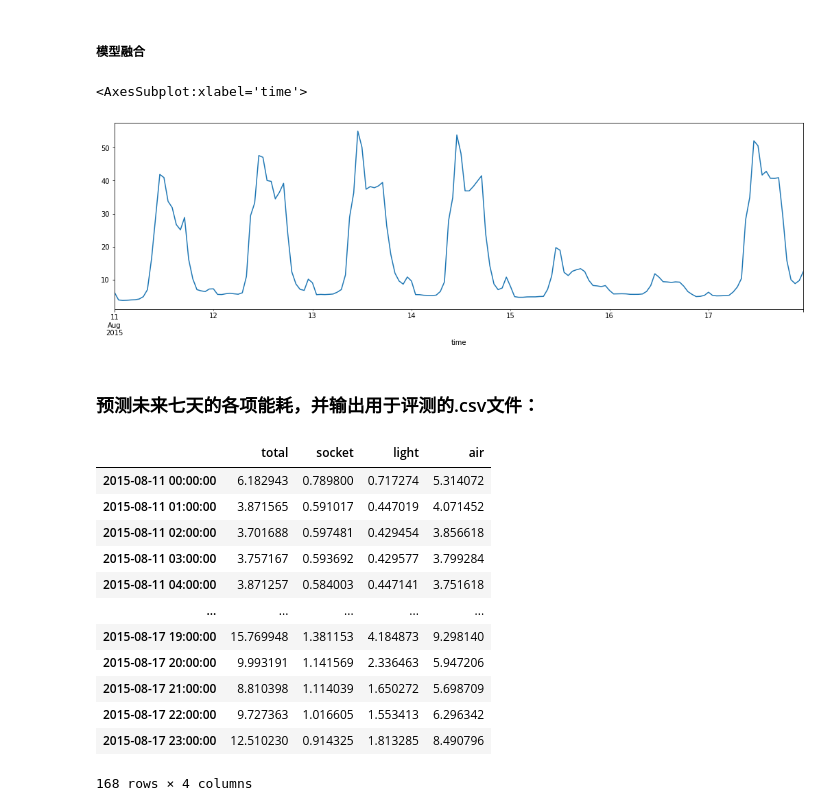
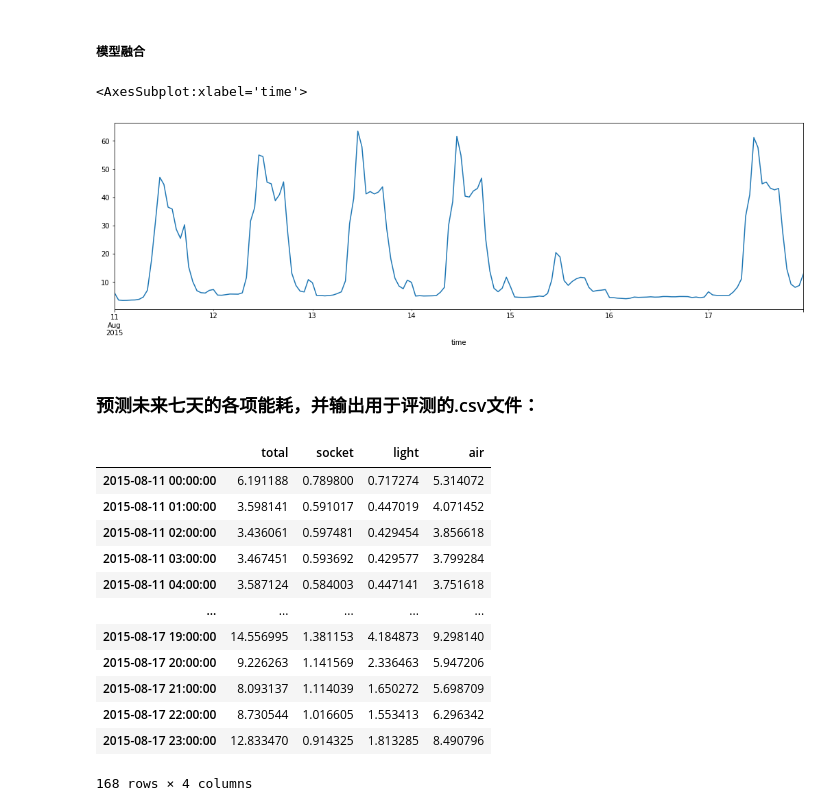
Before and after one commit to ZongXR/Smart-Building-Energy-Consumption-Prediction, a Jupyter notebook: notebooks/main-C.ipynb, the cells around one changed output. Cells and saved outputs as stored; diff of their text form; code cells hidden in the pictures.

```diff
--- a/notebooks/main-C.ipynb
+++ b/notebooks/main-C.ipynb
@@ -1064,13 +992,13 @@ total_pred5 = model_total5.predict(np.expand_dims(x_test_total.values, 0))[0, :,
 # %% [markdown]
 <h5>模型融合</h5>
 # %%
-total_pred = (total_pred1 + total_pred2 + total_pred3 + total_pred4 + total_pred5) / 5
+total_pred = (total_pred1 + total_pred2 + total_pred3 + total_pred4) / 4
+total_pred[120:144] = total_pred2[120:144]
 data_total.loc["2015-08-11 00:00:00" : "2015-08-17 23:00:00", "value_total"] = total_pred
-total_pred[120:144] = total_pred2[120:144]
 data_total.loc["2015-08-11 00:00:00" : "2015-08-17 23:00:00", "value_total"].plot(figsize=(18, 5))
 # %% [output]
 <AxesSubplot:xlabel='time'>
-[figure, old version]
+[figure, new version]
 # %% [markdown]
 <h3>预测未来七天的各项能耗，并输出用于评测的.csv文件：</h3>
 # %%
@@ -1086,17 +1014,17 @@ results.to_csv(os.path.join("../data", filename), index=False)
 results
 # %% [output]
 |  | total | socket | light | air |
-| 2015-08-11 00:00:00 | 6.182943 | 0.789800 | 0.717274 | 5.314072 |
-| 2015-08-11 01:00:00 | 3.871565 | 0.591017 | 0.447019 | 4.071452 |
-| 2015-08-11 02:00:00 | 3.701688 | 0.597481 | 0.429454 | 3.856618 |
-| 2015-08-11 03:00:00 | 3.757167 | 0.593692 | 0.429577 | 3.799284 |
-| 2015-08-11 04:00:00 | 3.871257 | 0.584003 | 0.447141 | 3.751618 |
+| 2015-08-11 00:00:00 | 6.191188 | 0.789800 | 0.717274 | 5.314072 |
+| 2015-08-11 01:00:00 | 3.598141 | 0.591017 | 0.447019 | 4.071452 |
+| 2015-08-11 02:00:00 | 3.436061 | 0.597481 | 0.429454 | 3.856618 |
+| 2015-08-11 03:00:00 | 3.467451 | 0.593692 | 0.429577 | 3.799284 |
+| 2015-08-11 04:00:00 | 3.587124 | 0.584003 | 0.447141 | 3.751618 |
 | ... | ... | ... | ... | ... |
-| 2015-08-17 19:00:00 | 15.769948 | 1.381153 | 4.184873 | 9.298140 |
-| 2015-08-17 20:00:00 | 9.993191 | 1.141569 | 2.336463 | 5.947206 |
-| 2015-08-17 21:00:00 | 8.810398 | 1.114039 | 1.650272 | 5.698709 |
-| 2015-08-17 22:00:00 | 9.727363 | 1.016605 | 1.553413 | 6.296342 |
-| 2015-08-17 23:00:00 | 12.510230 | 0.914325 | 1.813285 | 8.490796 |
+| 2015-08-17 19:00:00 | 14.556995 | 1.381153 | 4.184873 | 9.298140 |
+| 2015-08-17 20:00:00 | 9.226263 | 1.141569 | 2.336463 | 5.947206 |
+| 2015-08-17 21:00:00 | 8.093137 | 1.114039 | 1.650272 | 5.698709 |
+| 2015-08-17 22:00:00 | 8.730544 | 1.016605 | 1.553413 | 6.296342 |
+| 2015-08-17 23:00:00 | 12.833470 | 0.914325 | 1.813285 | 8.490796 |
 168 rows × 4 columns
 # %%
 with ZipFile('../data/test.zip', 'w') as zip_file:
```
Also changed, not shown: parts of 9 cells of this notebook, 2 other files.
